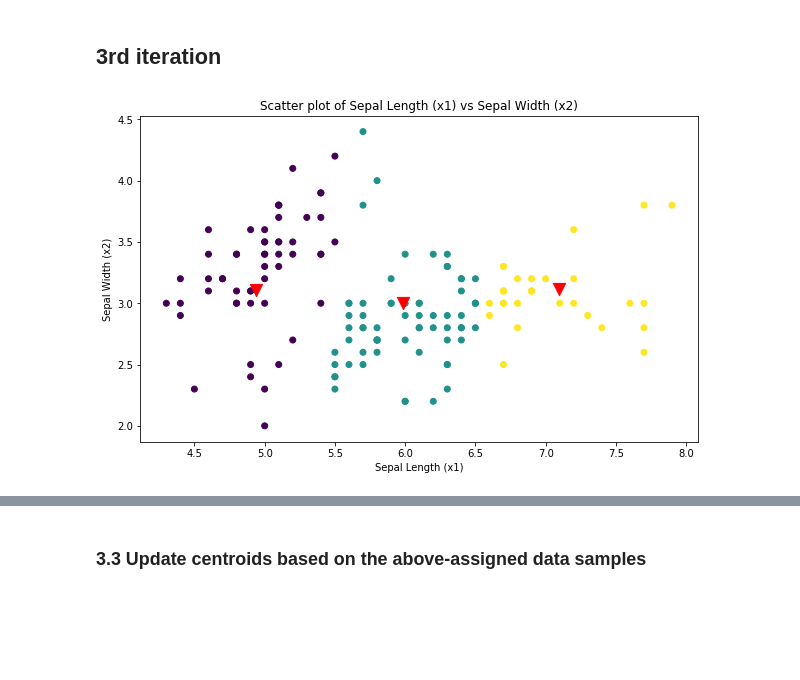
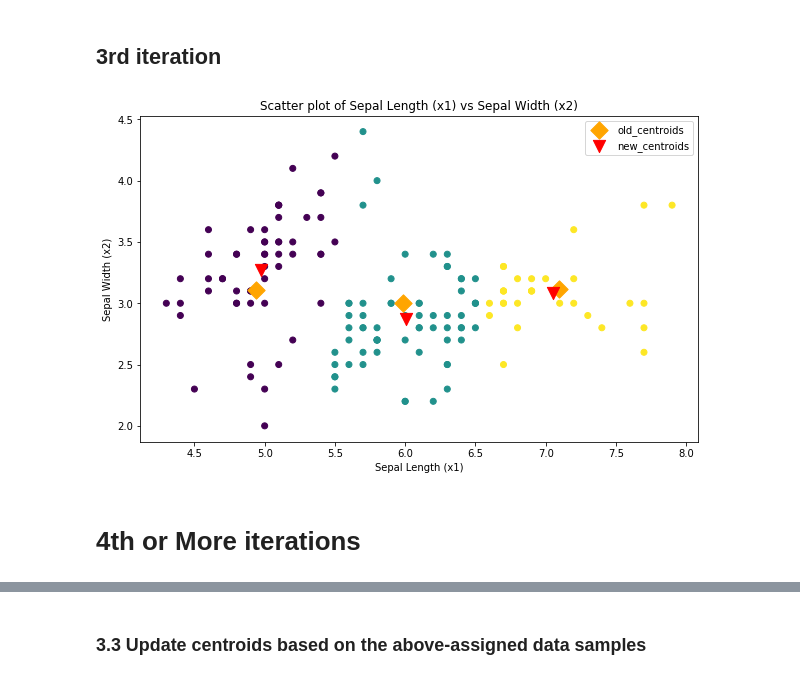
Before and after one commit to xslittlemaggie/ML-DL-Algorithm-Notes, a Jupyter notebook: K-Means from scratch.ipynb, the cells around one changed output, grey strips where cells are left out. Drawn from its saved outputs; the diff is of its cells as text; code cells hidden in the pictures; blank space fills up the shorter version.

```diff
--- a/K-Means from scratch.ipynb
+++ b/K-Means from scratch.ipynb
@@ -72,11 +72,11 @@ X.head()
 # %% [markdown]
 ## Step 2: A pilot study of Kmeans with two features
 # %%
-samples = iris.data
+data = iris.data
 target = iris.target
-x = samples[:, 0] # all rows first column
-y = samples[:, 1] # all rows second column
-sepal_length_width = np.array(list(zip(x, y)))
+x = data[:, 0]
+y = data[:, 1]
+sepal_length_width = data[:, :2]
 # %%
 plt.figure(figsize = (10, 6))
 plt.scatter(x, y)
@@ -221,33 +265,37 @@ plt.show()
 ## 3rd iteration
 # %%
 # update the centroids
-centroids = [[x[(labels == 0)].mean(), y[(labels == 0)].mean()],
-             [x[(labels == 1)].mean(), y[(labels == 1)].mean()],
-             [x[(labels == 2)].mean(), y[(labels == 2)].mean()]]
+centroids_0 = [[x[(labels == 0)].mean(), y[(labels == 0)].mean()],
+               [x[(labels == 1)].mean(), y[(labels == 1)].mean()],
+               [x[(labels == 2)].mean(), y[(labels == 2)].mean()]]
 
 for i in range(len(sepal_length_width)):
-  distances[0] = distance(sepal_length_width[i], centroids[0])
-  distances[1] = distance(sepal_length_width[i], centroids[1])
-  distances[2] = distance(sepal_length_width[i], centroids[2])
+  distances[0] = distance(sepal_length_width[i], centroids_0[0])
+  distances[1] = distance(sepal_length_width[i], centroids_0[1])
+  distances[2] = distance(sepal_length_width[i], centroids_0[2])
   cluster = np.argmin(distances)
   labels[i] = cluster
 
-# visualize the centroids
+centroids_x_0 = [centroids_0[i][0] for i in range(len(centroids_0))]
+centroids_y_0 = [centroids_0[i][1] for i in range(len(centroids_0))]
+
+centroids_x_1 = [x[(labels == 0)].mean(), x[(labels == 1)].mean(), x[(labels == 2)].mean()]
+centroids_y_1 = [y[(labels == 0)].mean(), y[(labels == 1)].mean(), y[(labels == 2)].mean()]
+
 plt.figure(figsize = (10, 6))
 plt.scatter(x, y, c = labels)
-#plt.scatter(centroids_x, centroids_y, marker='D', c = "orange", s=150, alpha = 0.6)
-plt.scatter(centroids_x_1, centroids_y_1, marker='v', c = "red", s=150)
+plt.scatter(centroids_x_0, centroids_y_0, marker='D', c = "orange", s=150, label = "old_centroids")
+plt.scatter(centroids_x_1, centroids_y_1, marker='v', c = "red", s=150, label = "new_centroids")
+plt.legend()
 
 plt.title("Scatter plot of Sepal Length (x1) vs Sepal Width (x2)")
 plt.xlabel("Sepal Length (x1)")
 plt.ylabel("Sepal Width (x2)")
-plt.savefig("p3")
+plt.savefig("p2")
 plt.show()
-
-# update the centroids for next time
-centroids_x_2 = [x[(labels == 0)].mean(), x[(labels == 1)].mean(), x[(labels == 2)].mean()]
-centroids_y_2 = [y[(labels == 0)].mean(), y[(labels == 1)].mean(), y[(labels == 2)].mean()]
 # %% [output]
-[figure, old version]
+[figure, new version]
+# %% [markdown]
+# 4th or More iterations
 # %%
 # update the centroids
```
Also changed, not shown: parts of 16 cells of this notebook.
